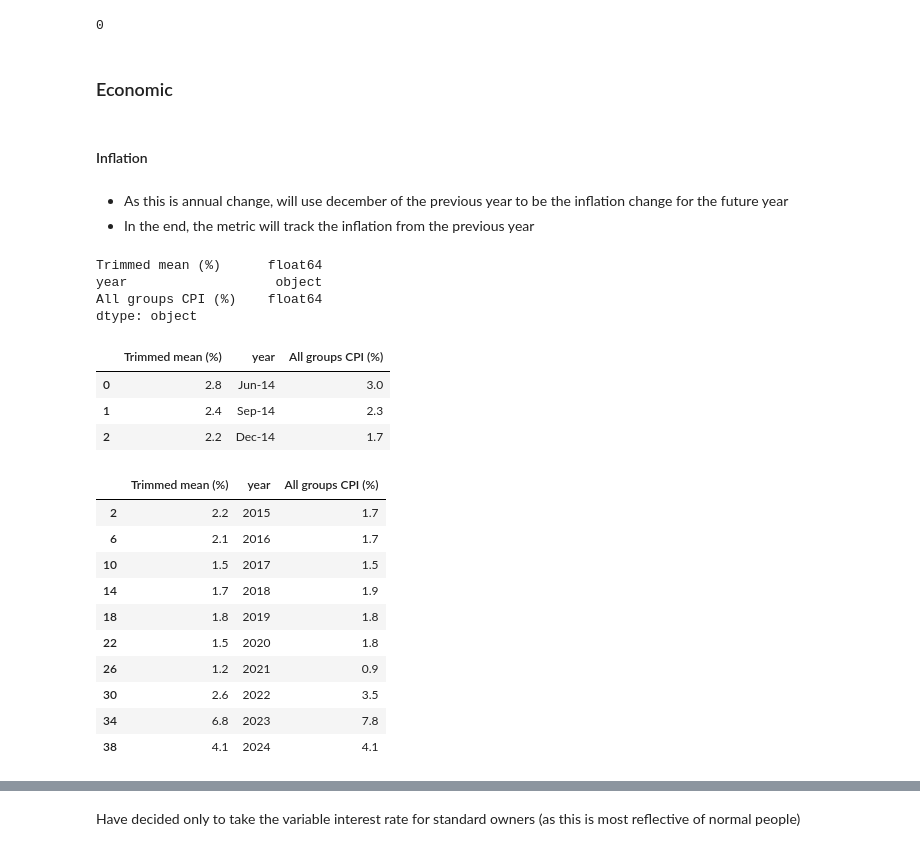
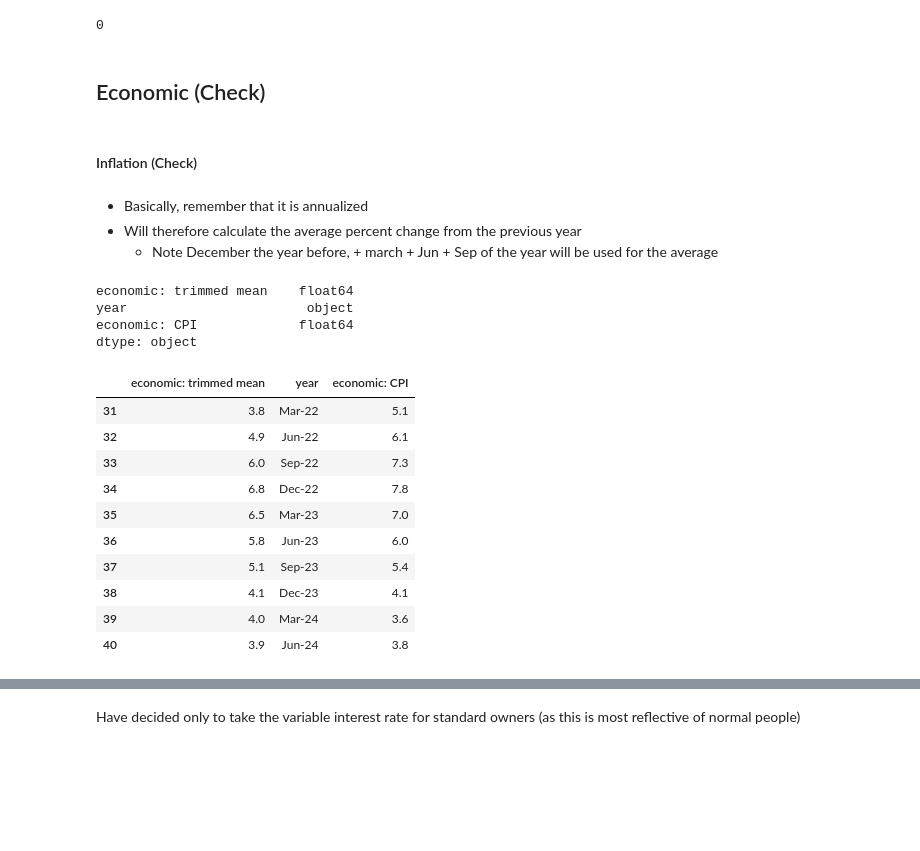
Before and after one commit to MAST30034-AppliedDataScience/project-2-group-real-estate-industry-project-11, a Jupyter notebook: notebooks/preprocess/preprocess juns and housing.ipynb, the cells around one changed output, grey strips where cells are left out. Drawn from its saved outputs; the diff is of its cells as text; code cells hidden in the pictures; blank space fills up the shorter version.

Commit message:
merging a ton of the data and adjusting the downloads

```diff
--- a/notebooks/preprocess/preprocess juns and housing.ipynb
+++ b/notebooks/preprocess/preprocess juns and housing.ipynb
@@ -132 +85,3 @@ def fill_columns(df, column_dict, na="Unnamed"):
+# %%
+RELATIVE_PATH = "../../data/landing/"
 # %% [markdown]
@@ -301,55 +310,37 @@ economic_distribution.isna().any(axis=1).sum()
 # %% [output]
 0
 # %% [markdown]
-### Economic
+## Economic (Check)
 # %% [markdown]
-#### Inflation
+#### Inflation (Check)
-# %% [markdown]
-- As this is annual change, will use december of the previous year to be the inflation change for the future year
-- In the end, the metric will track the inflation from the previous year
+# %% [markdown]
+- Basically, remember that it is annualized
+- Will therefore calculate the average percent change from the previous year
+  - Note December the year before, + march + Jun + Sep of the year will be used for the average
 # %%
 # donwload inflation
-inflation = pd.read_csv("./data/landing/economic/inflation.csv")
+inflation = pd.read_csv(RELATIVE_PATH + "economic/inflation.csv")
 
 # rename the columns
-NEW_NAMES = {1: "year"}
+NEW_NAMES = {1: "year", 2: "economic: CPI", 3: "economic: trimmed mean"}
 KEEP_COLUMNS = list(range(3))
 inflation = rename_dict(inflation, NEW_NAMES, KEEP_COLUMNS)
 
 print(inflation.dtypes)
-inflation.head(3)
+inflation.tail(10)
 # %% [output]
-Trimmed mean (%)      float64
-year                   object
-All groups CPI (%)    float64
+economic: trimmed mean    float64
+year                       object
+economic: CPI             float64
 dtype: object
-|  | Trimmed mean (%) | year | All groups CPI (%) |
-| 0 | 2.8 | Jun-14 | 3.0 |
-| 1 | 2.4 | Sep-14 | 2.3 |
-| 2 | 2.2 | Dec-14 | 1.7 |
+|  | economic: trimmed mean | year | economic: CPI |
+| 31 | 3.8 | Mar-22 | 5.1 |
+| 32 | 4.9 | Jun-22 | 6.1 |
+| 33 | 6.0 | Sep-22 | 7.3 |
+| 34 | 6.8 | Dec-22 | 7.8 |
+| 35 | 6.5 | Mar-23 | 7.0 |
+| 36 | 5.8 | Jun-23 | 6.0 |
+| 37 | 5.1 | Sep-23 | 5.4 |
+| 38 | 4.1 | Dec-23 | 4.1 |
+| 39 | 4.0 | Mar-24 | 3.6 |
+| 40 | 3.9 | Jun-24 | 3.8 |
-# %%
-# filter for the december data
-inflation = inflation[inflation["year"].str.contains("Dec")]
-
-# get the year in the right format
-inflation["year"] = inflation["year"].apply(lambda x: "20" + x[-2:])
-
-# make sure an integer
-inflation["year"] = pd.to_numeric(inflation["year"])
-
-# Note: increasing the year here to ensure it tracks the change from the previous year
-inflation["year"] = inflation["year"] + 1
-
-inflation
-# %% [output]
-|  | Trimmed mean (%) | year | All groups CPI (%) |
-| 2 | 2.2 | 2015 | 1.7 |
-| 6 | 2.1 | 2016 | 1.7 |
-| 10 | 1.5 | 2017 | 1.5 |
-| 14 | 1.7 | 2018 | 1.9 |
-| 18 | 1.8 | 2019 | 1.8 |
-| 22 | 1.5 | 2020 | 1.8 |
-| 26 | 1.2 | 2021 | 0.9 |
-| 30 | 2.6 | 2022 | 3.5 |
-| 34 | 6.8 | 2023 | 7.8 |
-| 38 | 4.1 | 2024 | 4.1 |
```
Also changed, not shown: parts of 40 cells of this notebook, 3 other files.
